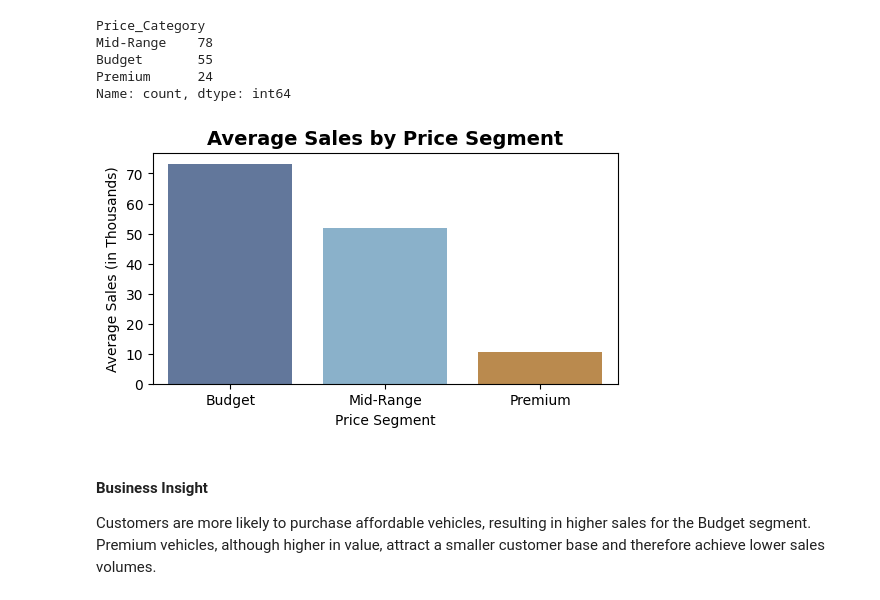
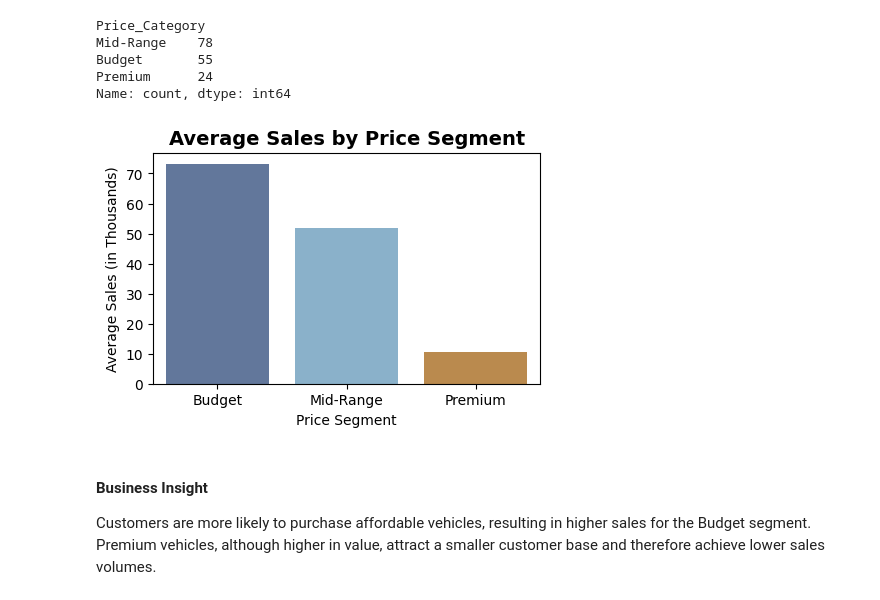
Before and after one commit to nnitika25-png/Car_sales, a Jupyter notebook: notebooks/05_Strategic_Recommendations.ipynb, the cells around one changed output. Cells and saved outputs as stored; diff of their text form; code cells hidden in the pictures.

```diff
--- a/notebooks/05_Strategic_Recommendations.ipynb
+++ b/notebooks/05_Strategic_Recommendations.ipynb
@@ -69,34 +77,34 @@ Name: count, dtype: int64
 # %%
 # Average sales by price category
 
 sales_by_price = (
     df.groupby("Price_Category", observed=False)["Sales_in_thousands"]
       .mean()
       .sort_values(ascending=False)
 )
 
-plt.figure(figsize=(6, 3))
+plt.figure(figsize=(5, 3))
 
 sns.barplot(
     x=sales_by_price.index,
     y=sales_by_price.values,
     hue=sales_by_price.index,
     palette=["#5875A4", "#7FB3D5", "#CC8C3C"],
     legend=False
 )
 
 plt.title(
     "Average Sales by Price Segment",
     fontsize=14,
     fontweight="bold"
 )
 
 plt.xlabel("Price Segment")
 plt.ylabel("Average Sales (in Thousands)")
 
 plt.show()
 # %% [output]
-[figure, old version]
+[figure, new version]
 # %% [markdown]
 #### Business Insight
 
```
Also changed, not shown: parts of 12 cells of this notebook, 1 other file.
